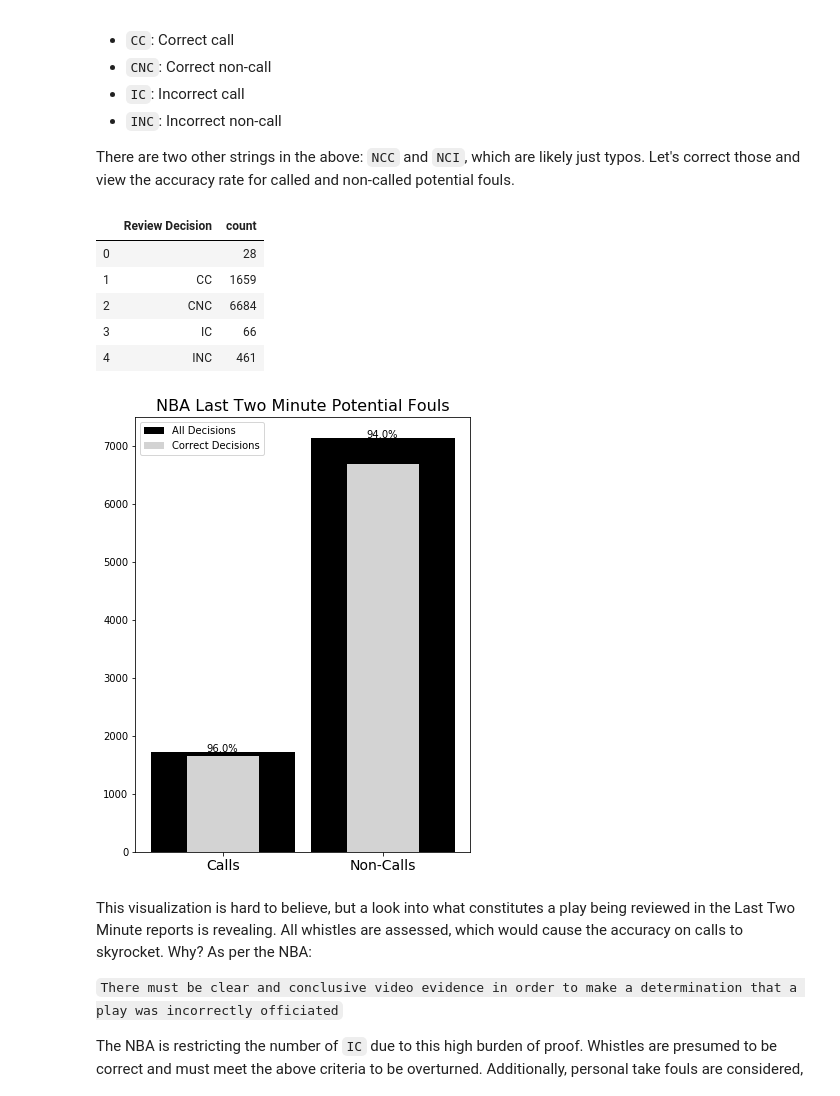
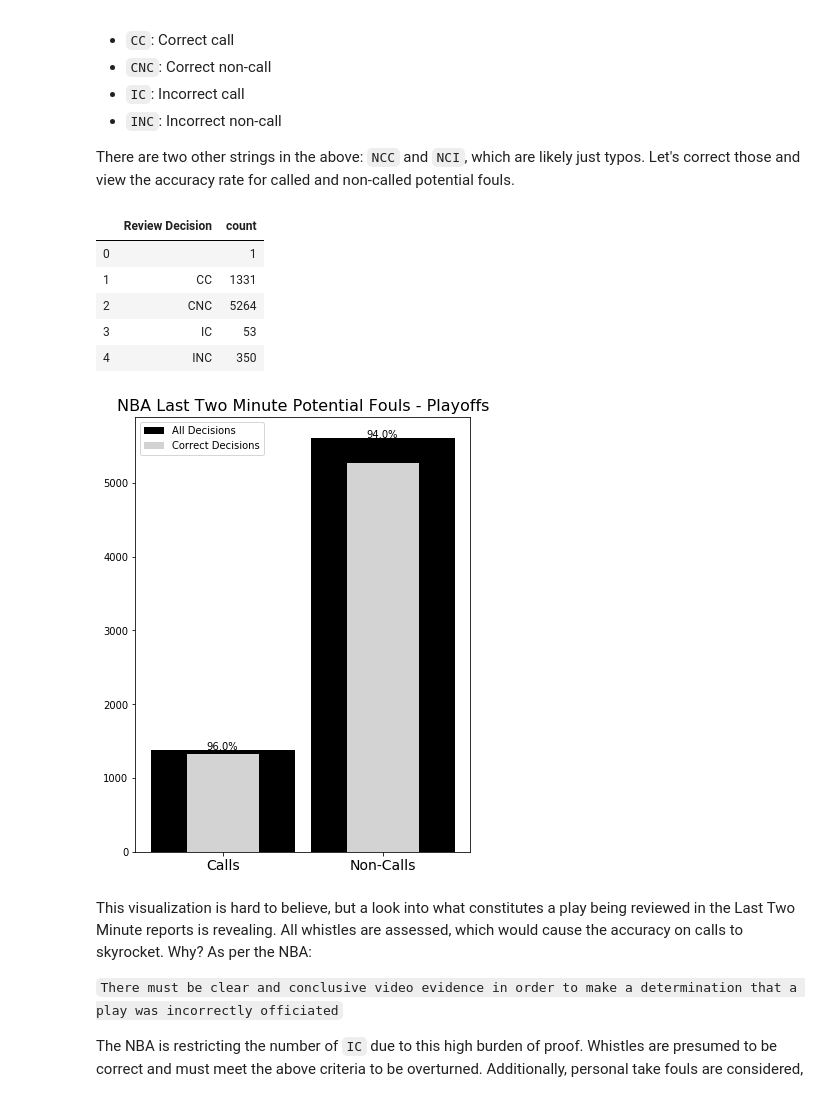
Before and after one commit to basketballrelativity/l2m, a Jupyter notebook: l2m.ipynb, the cells around one changed output. Drawn from its saved outputs; the diff is of its cells as text; code cells hidden in the pictures.

```diff
--- a/l2m.ipynb
+++ b/l2m.ipynb
@@ -52,8 +52,8 @@ pd.options.mode.chained_assignment = None  # Disabling pandas SetWithCopyWarning
 # %% [markdown]
 Let's read in the report data and do some exploration. These data were sourced from the above official's last-two-minute site that contains each qualifying play this season.
 # %%
-l2m_2019 = pd.read_csv('l2m.csv')
-l2m_2019.head()
+l2m_df = pd.read_csv('l2m.csv')
+l2m_df.head()
 # %% [output]
 |  | Period | Time | Call Type | Committing Player | Disadvantaged Player | Review Decision | Video | ... |
 | 0 | Q4 | 01:53.3 | Foul: Offensive | OG Anunoby | Brandon Ingram | CNC | http://official.nba.com/last-two-... | ... |
@@ -209,11 +210,11 @@ type_df = pd.DataFrame(foul_df.groupby('Review Decision')['Review Decision'].agg
 type_df
 # %% [output]
 |  | Review Decision | count |
-| 0 |  | 28 |
-| 1 | CC | 1659 |
-| 2 | CNC | 6684 |
-| 3 | IC | 66 |
-| 4 | INC | 461 |
+| 0 |  | 1 |
+| 1 | CC | 1331 |
+| 2 | CNC | 5264 |
+| 3 | IC | 53 |
+| 4 | INC | 350 |
 # %%
 call_accuracy = (type_df[type_df['Review Decision']=='CC']['count'].iloc[0] /
     (type_df[type_df['Review Decision']=='CC']['count'].iloc[0] + type_df[type_df['Review Decision']=='IC']['count'].iloc[0]))
@@ -233,35 +234,35 @@ bar_width_po = 0.9
 bar_width_league = 0.45
 
 # Adjusting the vertical locations of the horizontal bars to match with the axis tick labels
 hort_locations = np.arange(2)
 #hort_locations = [x + bar_height_po/2 for x in vert_locations]
 
 axis = fig.add_axes()
 
 plt.bar(x=hort_locations,
         height=[call_sum, noncall_sum], width=bar_width_po,
         color='black', label = 'All Decisions')
 plt.bar(x=hort_locations,
         height=[call_count, noncall_count], width=bar_width_league,
         color='lightgray', label = 'Correct Decisions')
 
 count = 0
 for perc, chal in zip([call_accuracy, noncall_accuracy], [call_sum, noncall_sum]):
     plt.text(count-0.1, chal + 0.1, str(round(perc*100)) + '%')
     count += 1
 
 plt.xticks(range(0, 2),
            ['Calls', 'Non-Calls'],
            rotation=0, fontsize=14)
 
 # plt.yticks(np.arange(0, max([call_sum, noncall_sum]) + 1, step=5))
 # for x in np.arange(0, max([call_sum, noncall_sum]) + 1, step=10):
 #     plt.axhline(x, linestyle='--', color='gray')
-plt.title("NBA Last Two Minute Potential Fouls", fontsize=16)
+plt.title("NBA Last Two Minute Potential Fouls - Playoffs", fontsize=16)
 plt.legend(loc='upper left')
 plt.show()
 # %% [output]
-[figure, old version]
+[figure, new version]
 # %% [markdown]
 This visualization is hard to believe, but a look into what constitutes a play being reviewed in the Last Two Minute reports is revealing. All whistles are assessed, which would cause the accuracy on calls to skyrocket. Why? As per the NBA:
 
```
Also changed, not shown: parts of 11 cells of this notebook, 1 other file.
